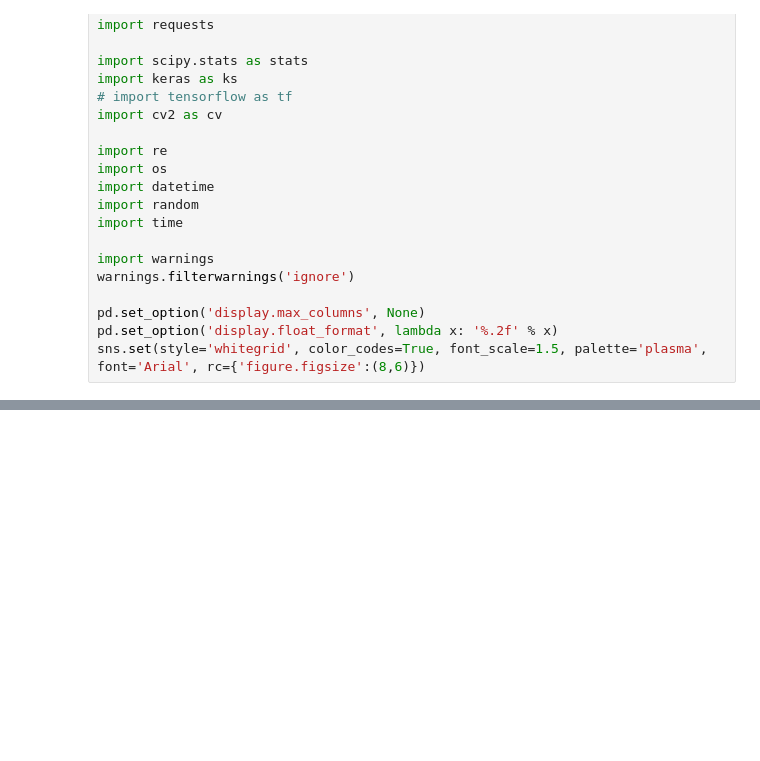
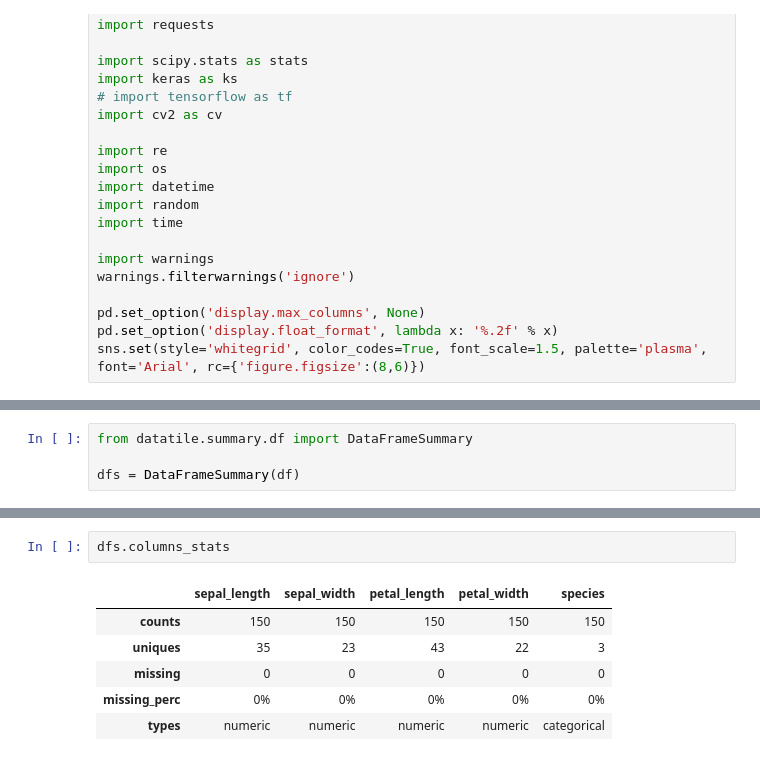
Before and after one commit to adarshanand67/Data-Science, a Jupyter notebook: Auto EDA/datatile.ipynb, the cells around one changed output, grey strips where cells are left out. Drawn from its saved outputs; the diff is of its cells as text; blank space fills up the shorter version.

```diff
--- a/Side Knowledge/lux.ipynb
+++ b/Auto EDA/datatile.ipynb
@@ -46,0 +49,4 @@ df.head()
+# %%
+from datatile.summary.df import DataFrameSummary
+
+dfs = DataFrameSummary(df)
@@ -47 +68,10 @@ df.head()
+# %%
+dfs.columns_stats
+# %% [output]
+|  | sepal_length | sepal_width | petal_length | petal_width | species |
+| counts | 150 | 150 | 150 | 150 | 150 |
+| uniques | 35 | 23 | 43 | 22 | 3 |
+| missing | 0 | 0 | 0 | 0 | 0 |
+| missing_perc | 0% | 0% | 0% | 0% | 0% |
+| types | numeric | numeric | numeric | numeric | categorical |
 # %%
```
Also changed, not shown: parts of 13 cells of this notebook, 13 other files.
